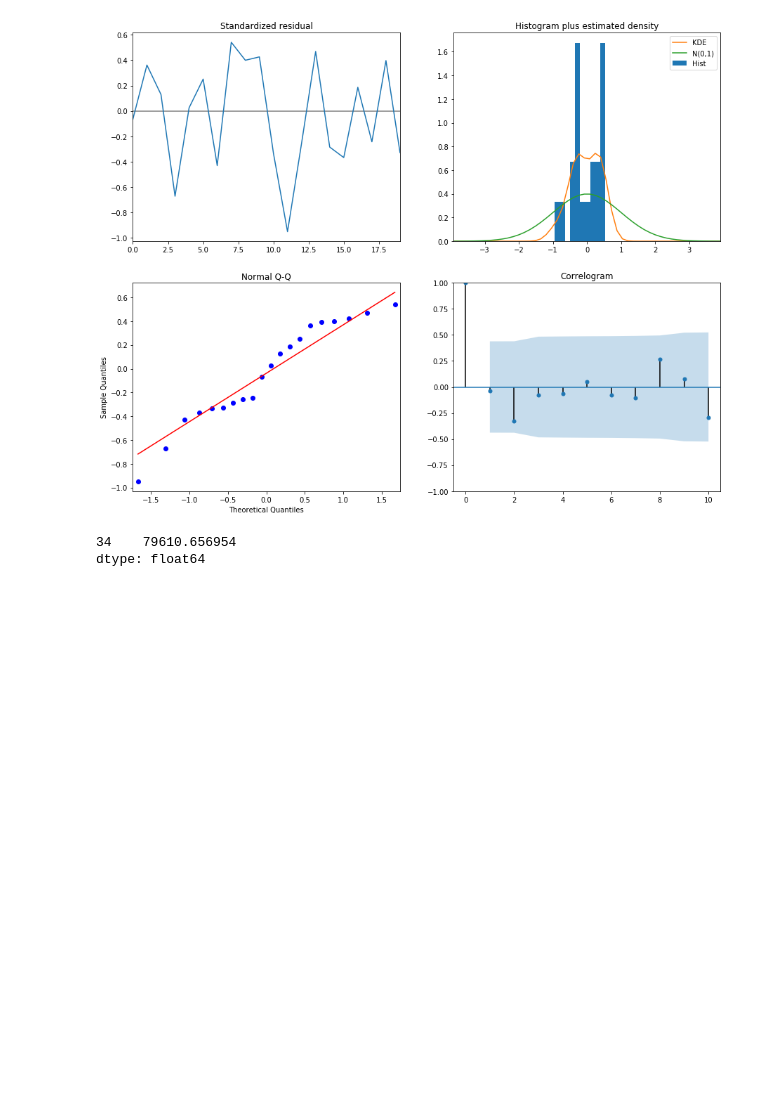
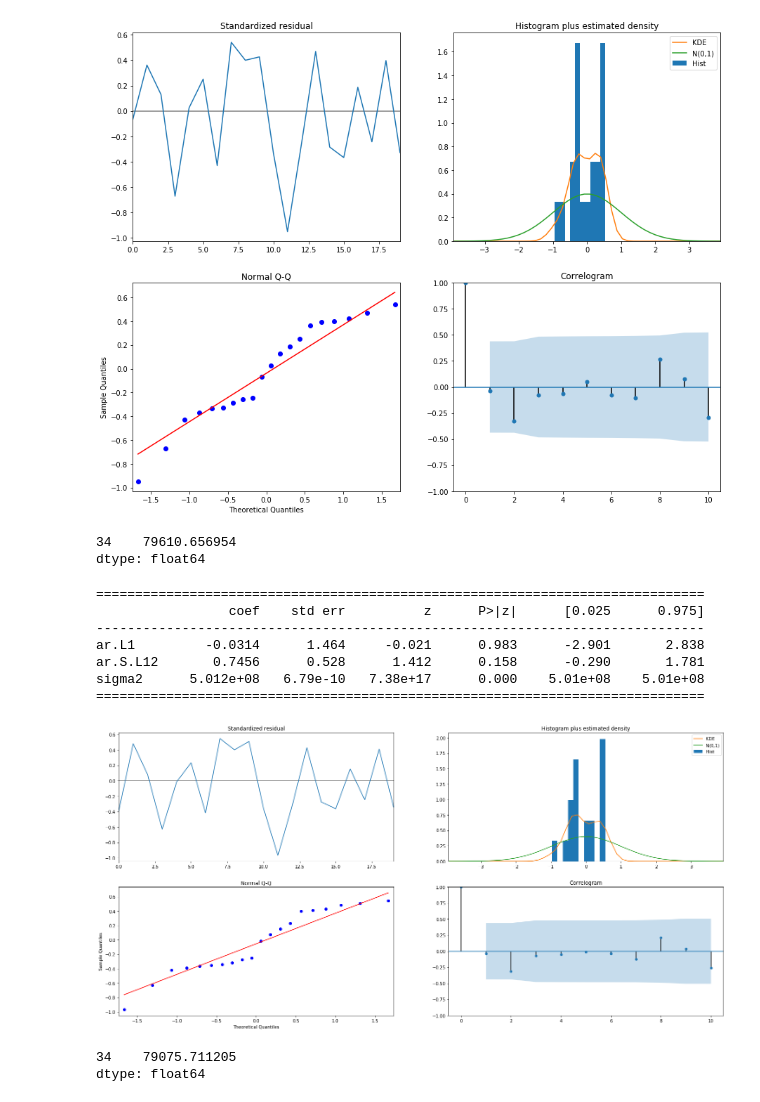
Before and after one commit to PaulGuo5/Predict-Future-Sales, a Jupyter notebook: arima.ipynb, the cells around one changed output. Cells and saved outputs as stored; diff of their text form; code cells hidden in the pictures; blank space fills up the shorter version.

```diff
--- a/arima.ipynb
+++ b/arima.ipynb
@@ -173,3 +173,16 @@ sigma2      5.273e+08   4.73e-09   1.12e+17      0.000    5.27e+08    5.27e+08
 [figure]
 34    79610.656954
 dtype: float64
+# %%
+arima_predict(total_monthlysales['item_cnt_day_group'],(1,1,0),(1,0,0,12))
+# %% [output]
+==============================================================================
+                 coef    std err          z      P>|z|      [0.025      0.975]
+------------------------------------------------------------------------------
+ar.L1         -0.0314      1.464     -0.021      0.983      -2.901       2.838
+ar.S.L12       0.7456      0.528      1.412      0.158      -0.290       1.781
+sigma2      5.012e+08   6.79e-10   7.38e+17      0.000    5.01e+08    5.01e+08
+==============================================================================
+[figure, added]
+34    79075.711205
+dtype: float64
```
Also changed, not shown: parts of 1 cell of this notebook.
